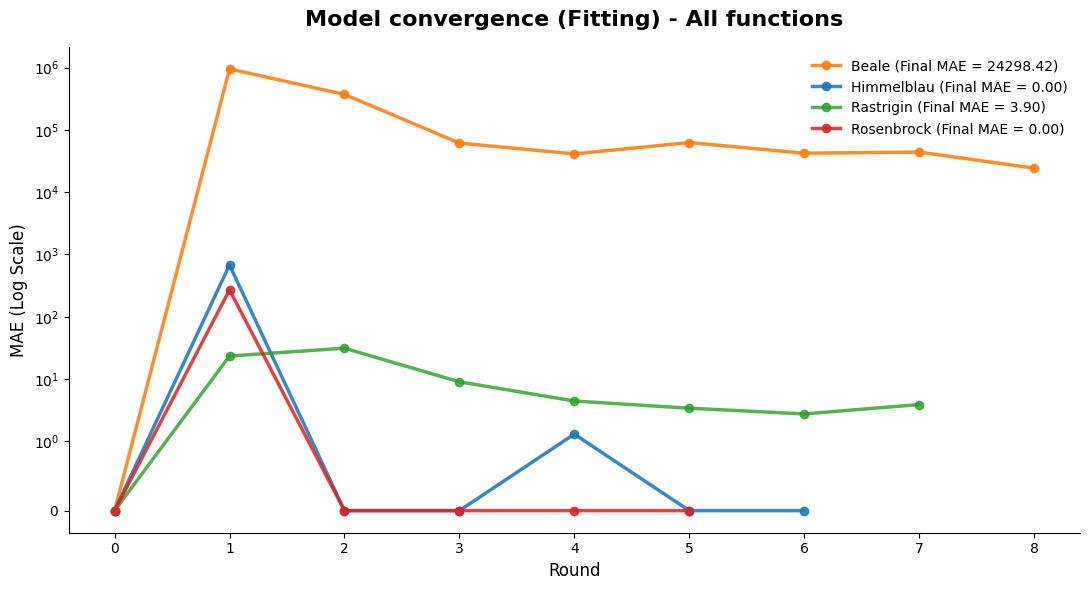
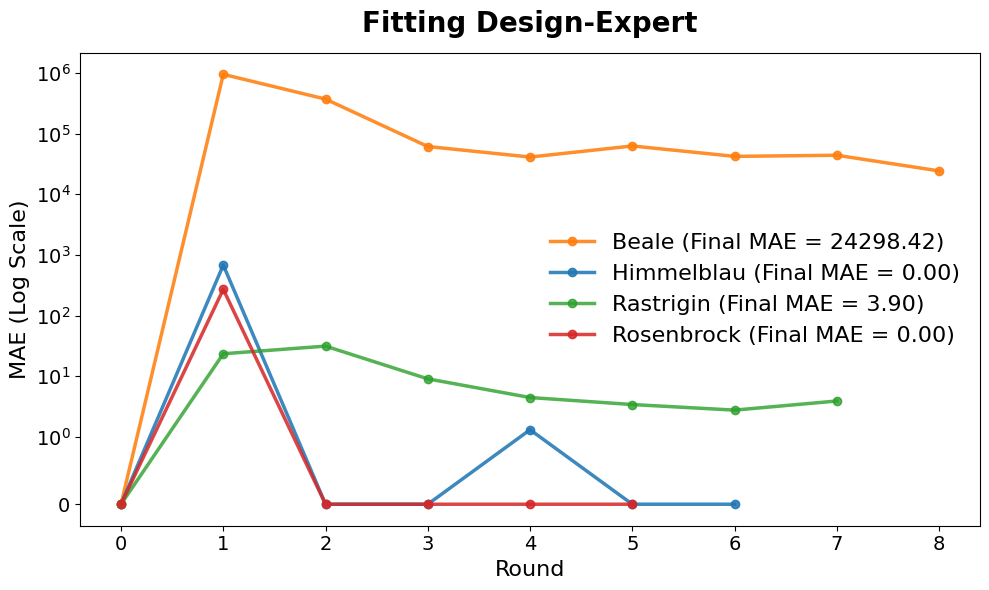
The notebook cell's code change between the first figure and the second:
--- before
+++ after
@@ -11,5 +11,5 @@
     }
 
-    fig, ax = plt.subplots(figsize=(11, 6))
+    fig, ax = plt.subplots(figsize=(10, 6))
 
     for func in functions:
@@ -29,7 +29,7 @@
         )
 
-    ax.set_title('Model convergence (Fitting) - All functions', fontsize=16, fontweight='bold', pad=15)
-    ax.set_xlabel('Round', fontsize=12)
-    ax.set_ylabel('MAE (Log Scale)', fontsize=12)
+    ax.set_title('Fitting Design-Expert', fontsize=20, fontweight='bold', pad=15)
+    ax.set_xlabel('Round', fontsize=16)
+    ax.set_ylabel('MAE (Log Scale)', fontsize=16)
 
     
@@ -38,11 +38,12 @@
     rounds = sorted(final_table['Round'].dropna().unique())
     ax.set_xticks(rounds)
-
-    # Estilo visual moderno e institucional
-    ax.spines['top'].set_visible(False)
-    ax.spines['right'].set_visible(False)
+    ax.tick_params(axis='x', labelsize=14)
+    ax.tick_params(axis='y', labelsize=14)
+    
+    ax.spines['top'].set_visible(True)
+    ax.spines['right'].set_visible(True)
     #ax.grid(True, which="both", linestyle='--', alpha=0.4)
     
-    ax.legend(frameon=True, facecolor='white', edgecolor='none', fontsize=10, loc='best')
+    ax.legend(frameon=True, facecolor='white', edgecolor='none', fontsize=16, loc='best')
 
     plt.tight_layout()

Commit: changes